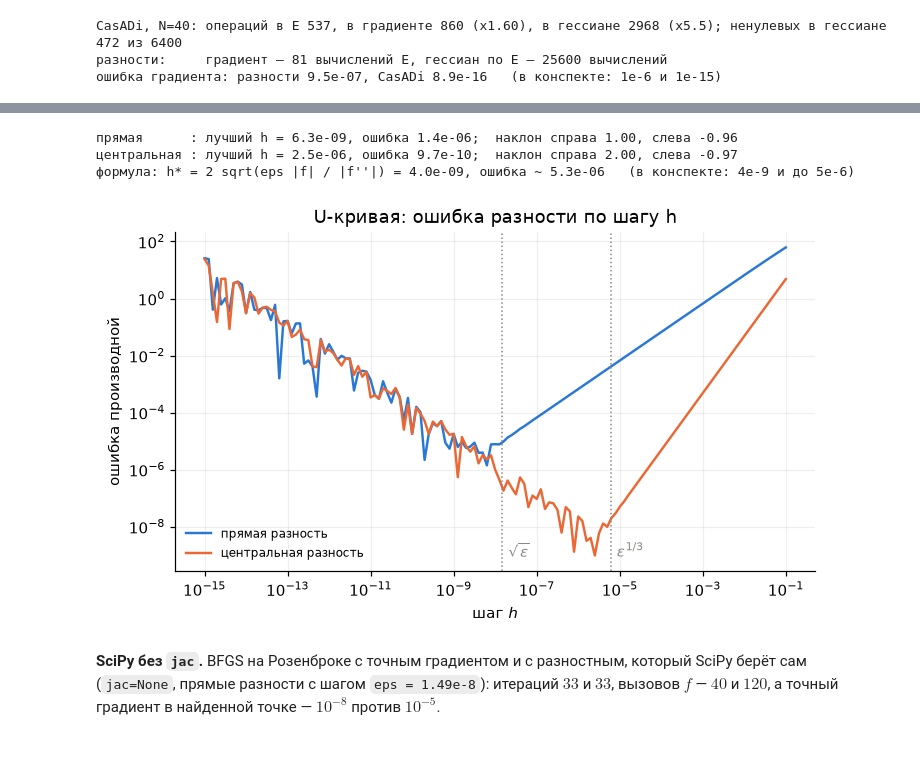
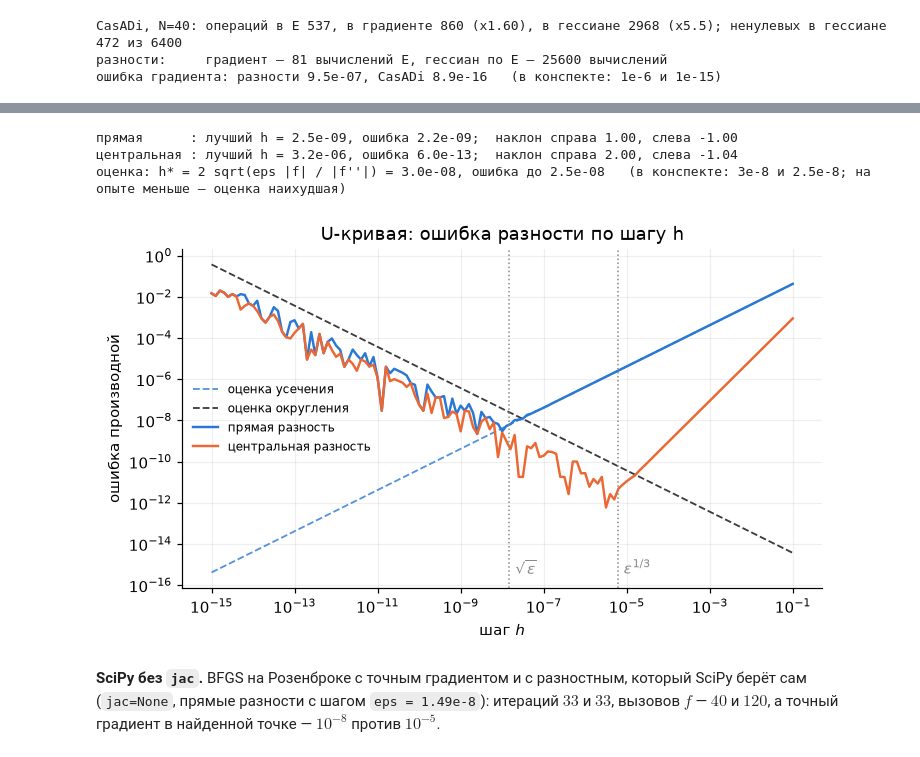
Before and after one commit to IlyaChichkanov/Numerical-Optimization, a Jupyter notebook: lectures/lecture07/demo07.ipynb, the cells around one changed output, grey strips where cells are left out. Cells and saved outputs as stored; diff of their text form; code cells hidden in the pictures.

```diff
--- a/lectures/lecture07/demo07.ipynb
+++ b/lectures/lecture07/demo07.ipynb
@@ -62,6 +62,9 @@ def rosen_grad(x):
 
 
 X0_ROSEN = np.array([-1.2, 1.0])
+
+X_SIN = np.array([1.0])                     # пример раздела 2: f = sin x в точке 1, f' = cos 1
+F_SIN = lambda x: np.sin(x[0])
 
 
 def tape_example(x1=2.0, x2=0.5, d=(1.0, 0.0)):
@@ -192,0 +196,7 @@ CasADi, N=40: операций в E 537, в градиенте 860 (x1.60), в
+# %%
+exact = np.cos(1.0)
+print("таблица §2.2 — прямая разность sin x в точке 1:")
+for h in (1e-1, 1e-4, 1e-8, 1e-12):
+    d = fd_forward(F_SIN, X_SIN, 0, h)
+    print(f"  h = {h:.0e}: D+ = {d:.10f}, ошибка {abs(d - exact):.1e};  оценка усечения h/2 |f''| = {h / 2 * np.sin(1):.1e}, округления 2 eps |f| / h = {2 * EPS * np.sin(1) / h:.1e}")
+print(f"§2.4, h = 1e-12: f(1) = {np.sin(1.0):.16f}, f(1 + h) = {np.sin(1.0 + 1e-12):.16f}, разность {np.sin(1.0 + 1e-12) - np.sin(1.0):.4e}, точно h f' = {1e-12 * exact:.4e}")
@@ -193,20 +210,20 @@ CasADi, N=40: операций в E 537, в градиенте 860 (x1.60), в
 # %%
-exact = rosen_grad(X0_ROSEN)[0]
-ef, ec = ucurve(rosen, X0_ROSEN, 0, exact)                           # ошибки по сетке HS
+ef, ec = ucurve(F_SIN, X_SIN, 0, exact)                               # ошибки по сетке HS
 slope = lambda e, lo, hi: np.polyfit(np.log10(HS[(HS >= lo) & (HS <= hi)]), np.log10(e[(HS >= lo) & (HS <= hi)]), 1)[0]
 for name, e, lo in (("прямая", ef, 1e-5), ("центральная", ec, 1e-4)):
     j = np.argmin(e)
     print(f"{name:12s}: лучший h = {HS[j]:.1e}, ошибка {e[j]:.1e};  наклон справа {slope(e, lo, 1e-1):.2f}, слева {slope(e, 1e-15, 1e-10):.2f}")
-f11 = 2 - 400 * X0_ROSEN[1] + 1200 * X0_ROSEN[0] ** 2                 # d^2 f / d x1^2 в старте
-print(f"формула: h* = 2 sqrt(eps |f| / |f''|) = {2 * np.sqrt(EPS * rosen(X0_ROSEN) / f11):.1e}, ошибка ~ {2 * np.sqrt(EPS * rosen(X0_ROSEN) * f11):.1e}   (в конспекте: 4e-9 и до 5e-6)")
+print(f"оценка: h* = 2 sqrt(eps |f| / |f''|) = {2 * np.sqrt(EPS):.1e}, ошибка до {2 * np.sqrt(EPS) * np.sin(1):.1e}   (в конспекте: 3e-8 и 2.5e-8; на опыте меньше — оценка наихудшая)")
 fig, ax = plt.subplots(figsize=(7.5, 4))
+ax.loglog(HS, HS / 2 * np.sin(1), "--", color=BLUE, lw=1.2, alpha=0.8, label="оценка усечения")
+ax.loglog(HS, 2 * EPS * np.sin(1) / HS, "--", color=INK, lw=1.2, alpha=0.8, label="оценка округления")
 ucurve_plot(ax, [ef, ec], ["прямая разность", "центральная разность"], [BLUE, ORANGE])
 ax.set(title="U-кривая: ошибка разности по шагу h"); plt.show()
 # %% [output]
-прямая      : лучший h = 6.3e-09, ошибка 1.4e-06;  наклон справа 1.00, слева -0.96
-центральная : лучший h = 2.5e-06, ошибка 9.7e-10;  наклон справа 2.00, слева -0.97
-формула: h* = 2 sqrt(eps |f| / |f''|) = 4.0e-09, ошибка ~ 5.3e-06   (в конспекте: 4e-9 и до 5e-6)
+прямая      : лучший h = 2.5e-09, ошибка 2.2e-09;  наклон справа 1.00, слева -1.00
+центральная : лучший h = 3.2e-06, ошибка 6.0e-13;  наклон справа 2.00, слева -1.04
+оценка: h* = 2 sqrt(eps |f| / |f''|) = 3.0e-08, ошибка до 2.5e-08   (в конспекте: 3e-8 и 2.5e-8; на опыте меньше — оценка наихудшая)
-[figure, old version]
+[figure, new version]
 # %% [markdown]
 **SciPy без `jac`.** BFGS на Розенброке с точным градиентом и с разностным, который SciPy берёт сам (`jac=None`, прямые разности с шагом `eps = 1.49e-8`): итераций $33$ и $33$, вызовов $f$ — $40$ и $120$, а точный градиент в найденной точке — $10^{-8}$ против $10^{-5}$.
 # %%
```
Also changed, not shown: parts of 7 cells of this notebook, 22 other files.
